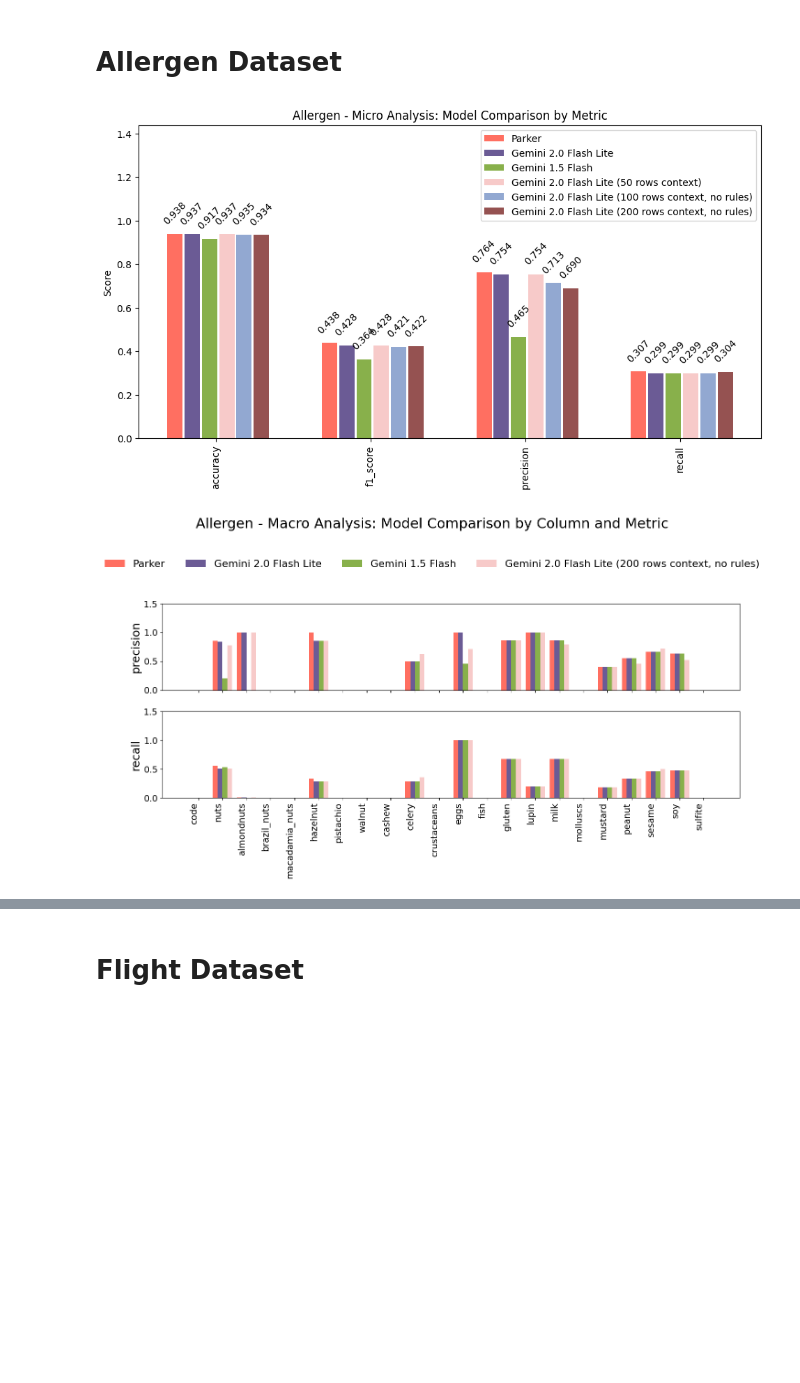
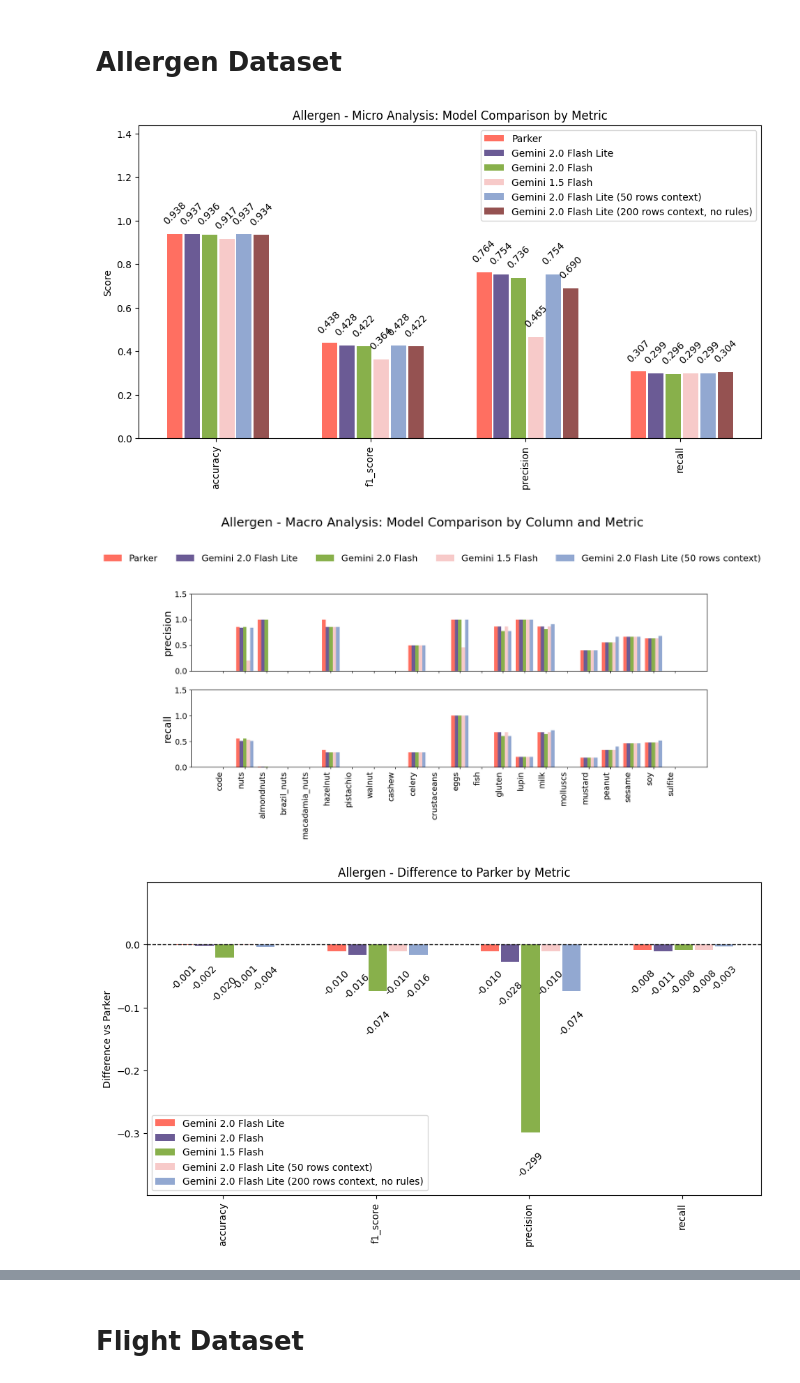
Before and after one commit to lukasketzer/llm_data_quality_assistant, a Jupyter notebook: analysis/results/graphs.ipynb, the cells around one changed output, grey strips where cells are left out. Saved outputs shown, nothing was run; the diff lists cells and outputs as text; code cells hidden in the pictures; blank space fills up the shorter version.

```diff
--- a/analysis/results/graphs.ipynb
+++ b/analysis/results/graphs.ipynb
@@ -128,32 +231,37 @@ plot_macro_analysis(model_data, "EudraCT")
 # %%
 # Allergen paths and files
 base_path = os.path.join('.', 'allergen')
 micro_files = {
     "Parker":  'parker_results_micro.json',
     "Gemini 2.0 Flash Lite": 'gemini_2_0_flash_lite_results_micro.json',
-    # "Gemini 2.0 Flash": 'gemini_2_0_flash_results_micro.json',
+    "Gemini 2.0 Flash": 'gemini_2_0_flash_results_micro.json',
     "Gemini 1.5 Flash": "gemini_1_5_flash_results_micro.json",
     # "Gemini 2.0 Flash Lite (10 rows context)": 'gemini_2_0_flash_lite10_rows_context_results_micro.json',
     "Gemini 2.0 Flash Lite (50 rows context)": 'gemini_2_0_flash_lite50_rows_context_results_micro.json',
-    "Gemini 2.0 Flash Lite (100 rows context, no rules)": 'gemini_2_0_flash_lite100_rows_context_no_rules_results_micro.json',
+    # "Gemini 2.0 Flash Lite (100 rows context, no rules)": 'gemini_2_0_flash_lite100_rows_context_no_rules_results_micro.json',
     "Gemini 2.0 Flash Lite (200 rows context, no rules)": 'gemini_2_0_flash_lite200_rows_context_no_rules_results_micro.json',
 }
 macro_files = {
     "Parker": "parker_results_macro.json",
     "Gemini 2.0 Flash Lite": "gemini_2_0_flash_lite_results_macro.json",
-    # "Gemini 2.0 Flash": "gemini_2_0_flash_results_macro.json",
+    "Gemini 2.0 Flash": "gemini_2_0_flash_results_macro.json",
     "Gemini 1.5 Flash": "gemini_1_5_flash_results_macro.json",
-    # "Gemini 2.0 Flash Lite (10 rows context)": 'gemini_2_0_flash_lite10_rows_context_results_macro.json',
-    # "Gemini 2.0 Flash Lite (50 rows context)": 'gemini_2_0_flash_lite50_rows_context_results_macro.json',
-    # "Gemini 2.0 Flash Lite (100 rows context, no rules)": 'gemini_2_0_flash_lite100_rows_context_no_rules_results_macro.json',
+    "Gemini 2.0 Flash Lite (10 rows context)": 'gemini_2_0_flash_lite10_rows_context_results_macro.json',
+    "Gemini 2.0 Flash Lite (50 rows context)": 'gemini_2_0_flash_lite50_rows_context_results_macro.json',
+    "Gemini 2.0 Flash Lite (100 rows context, no rules)": 'gemini_2_0_flash_lite100_rows_context_no_rules_results_macro.json',
     "Gemini 2.0 Flash Lite (200 rows context, no rules)": 'gemini_2_0_flash_lite200_rows_context_no_rules_results_macro.json',
 }
 # Micro
 model_data = load_model_data(base_path, micro_files)
 plot_micro_analysis(model_data, "Allergen")
 # Macro
 model_data = load_model_data(base_path, macro_files)
 plot_macro_analysis(model_data, "Allergen")
+# Difference vs Parker (Micro)
+plot_difference_vs_parker(load_model_data(base_path, micro_files), "Allergen")
+# Difference vs Parker (Macro)
+plot_macro_difference_vs_parker(load_model_data(base_path, macro_files), "Allergen")
 # %% [output]
-[figure, old version]
+[figure, new version]
-[figure, old version]
+[figure, new version]
+[figure, added]
```
Also changed, not shown: parts of 5 cells of this notebook, 3 other files.
